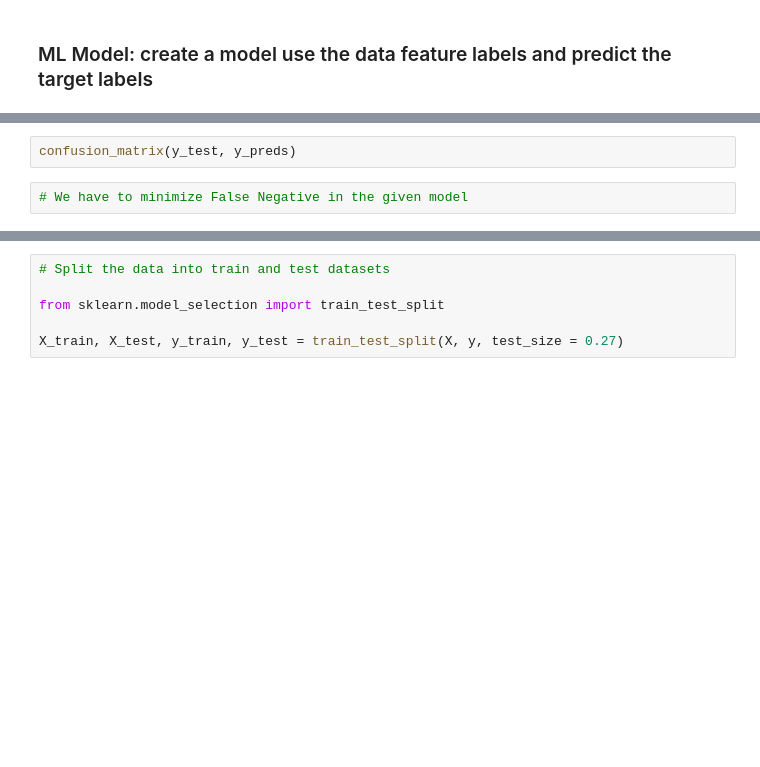
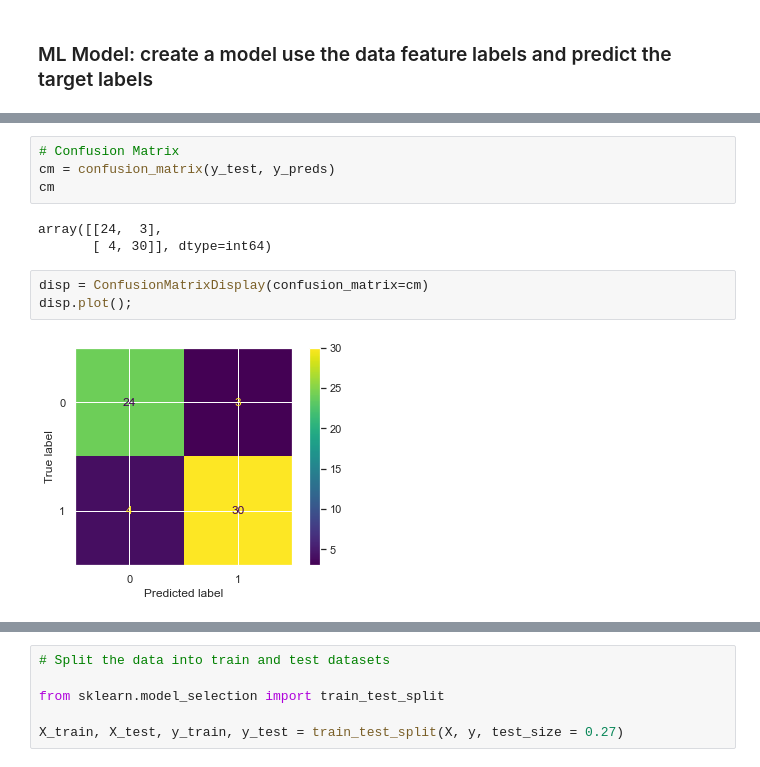
Before and after one commit to sujeet301084/ml-heart-disease-predict, a Jupyter notebook: heart-disease-ml.ipynb, the cells around one changed output, grey strips where cells are left out. Cells and saved outputs as stored; diff of their text form; blank space fills up the shorter version.

```diff
--- a/heart-disease-ml.ipynb
+++ b/heart-disease-ml.ipynb
@@ -798,4 +928,12 @@ accuracy_score(y_test, y_preds)
 # %%
-confusion_matrix(y_test, y_preds)
+# Confusion Matrix
+cm = confusion_matrix(y_test, y_preds)
+cm
+# %% [output]
+array([[24,  3],
+       [ 4, 30]], dtype=int64)
-# %%
-# We have to minimize False Negative in the given model
+# %%
+disp = ConfusionMatrixDisplay(confusion_matrix=cm)
+disp.plot();
+# %% [output]
+[figure, added]
```
Also changed, not shown: parts of 53 cells of this notebook.
